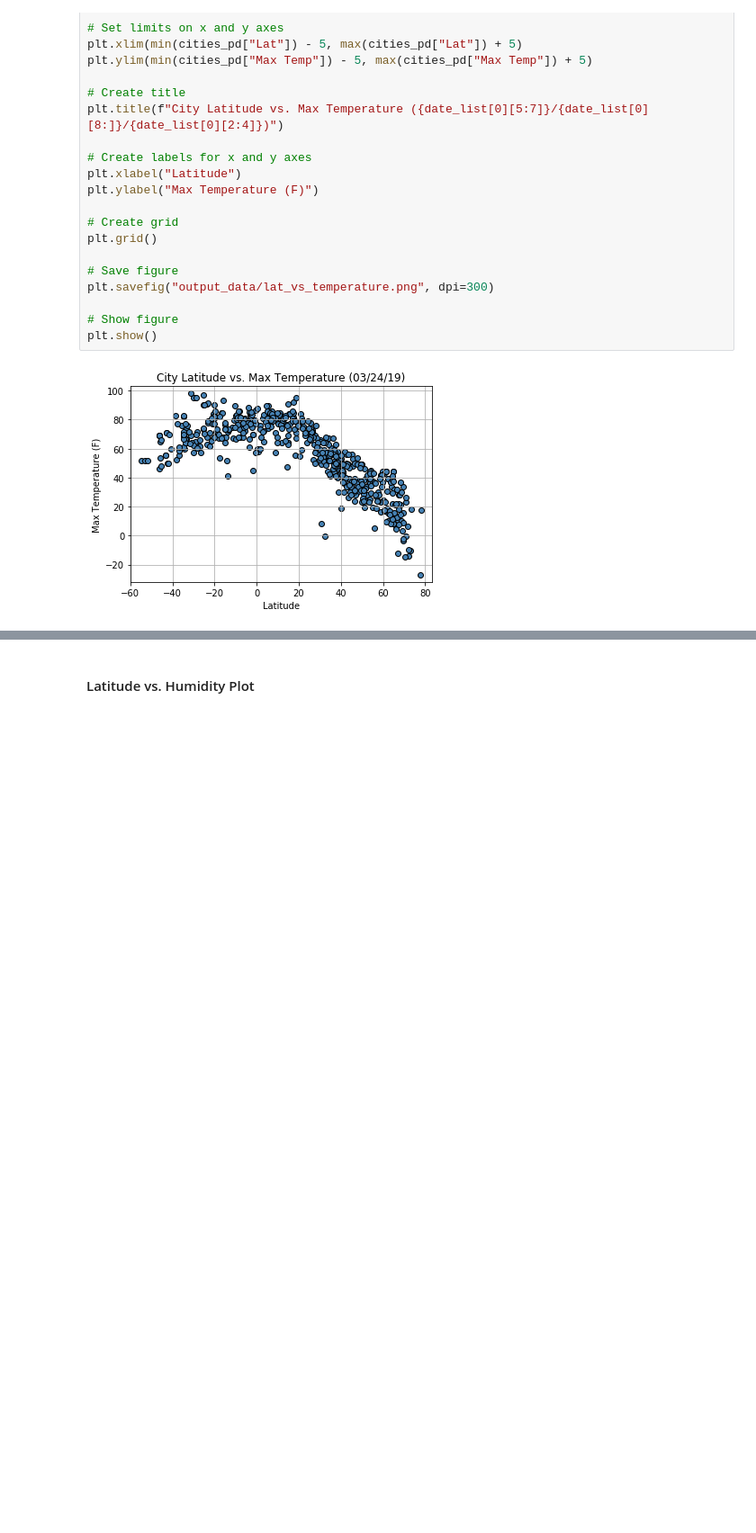
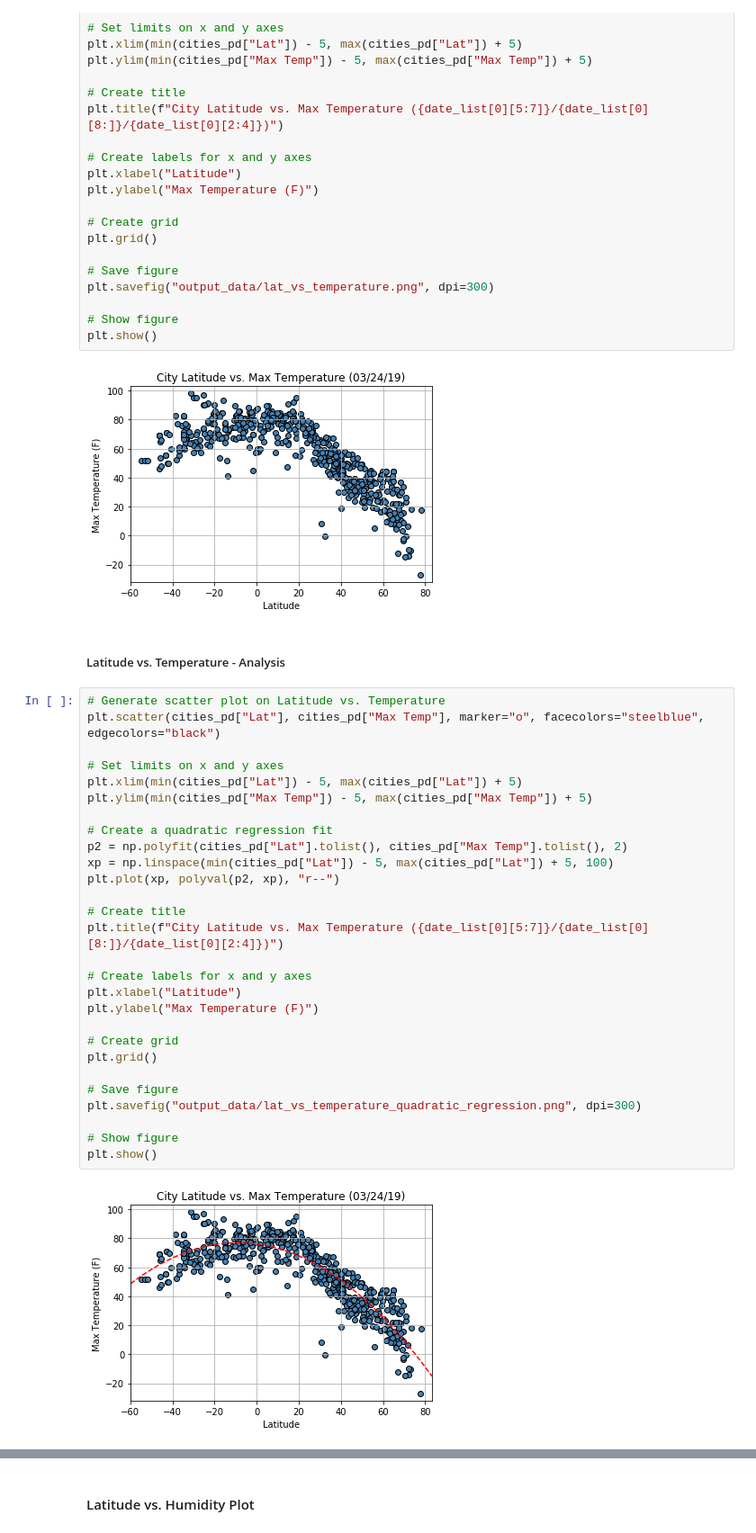
Before and after one commit to koudash/Homework-06_WeatherPy, a Jupyter notebook: WeatherPy.ipynb, the cells around one changed output, grey strips where cells are left out. Shown: that part at 90% size. Drawn from its saved outputs; the diff is of its cells as text; blank space fills up the shorter version.

```diff
--- a/WeatherPy.ipynb
+++ b/WeatherPy.ipynb
@@ -236,3 +237,35 @@ plt.savefig("output_data/lat_vs_temperature.png", dpi=300)
 plt.show()
 # %% [output]
 [figure]
+# %% [markdown]
+##### Latitude vs. Temperature - Analysis
+# %%
+# Generate scatter plot on Latitude vs. Temperature
+plt.scatter(cities_pd["Lat"], cities_pd["Max Temp"], marker="o", facecolors="steelblue", edgecolors="black")
+
+# Set limits on x and y axes
+plt.xlim(min(cities_pd["Lat"]) - 5, max(cities_pd["Lat"]) + 5)
+plt.ylim(min(cities_pd["Max Temp"]) - 5, max(cities_pd["Max Temp"]) + 5)
+
+# Create a quadratic regression fit
+p2 = np.polyfit(cities_pd["Lat"].tolist(), cities_pd["Max Temp"].tolist(), 2)
+xp = np.linspace(min(cities_pd["Lat"]) - 5, max(cities_pd["Lat"]) + 5, 100)
+plt.plot(xp, polyval(p2, xp), "r--")
+
+# Create title
+plt.title(f"City Latitude vs. Max Temperature ({date_list[0][5:7]}/{date_list[0][8:]}/{date_list[0][2:4]})")
+
+# Create labels for x and y axes
+plt.xlabel("Latitude")
+plt.ylabel("Max Temperature (F)")
+
+# Create grid
+plt.grid()
+
+# Save figure
+plt.savefig("output_data/lat_vs_temperature_quadratic_regression.png", dpi=300)
+
+# Show figure
+plt.show()
+# %% [output]
+[figure, added]
```
Also changed, not shown: parts of 12 cells of this notebook, 5 other files.
